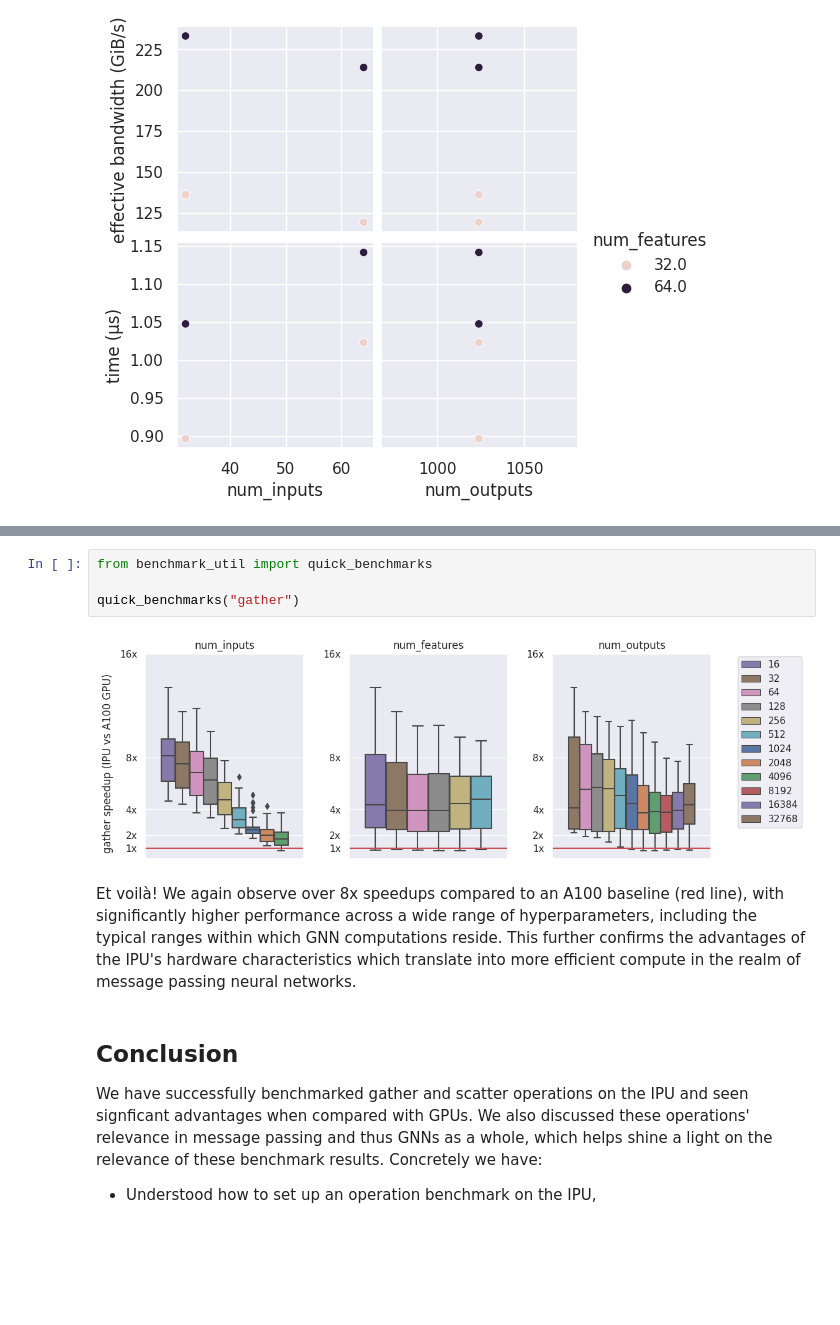
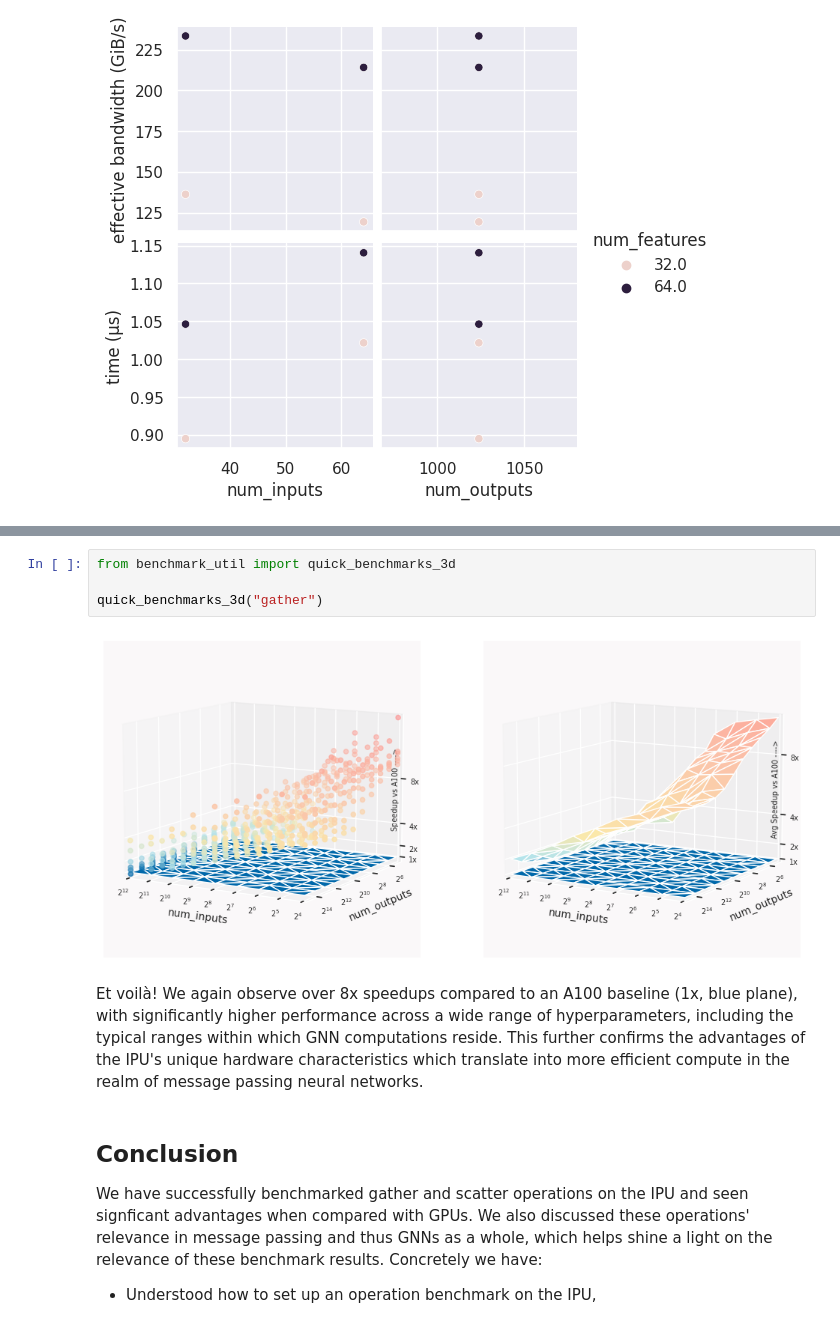
Before and after one commit to graphcore/Gradient-Pytorch-Geometric, a Jupyter notebook: benchmarks/benchmarking_gnn_on_ipus.ipynb, the cells around one changed output, grey strips where cells are left out. Saved outputs shown, nothing was run; the diff lists cells and outputs as text; blank space fills up the shorter version.

Commit message:
Adding benchmarks updates

```diff
--- a/benchmarks/benchmarking_gnn_on_ipus.ipynb
+++ b/benchmarks/benchmarking_gnn_on_ipus.ipynb
@@ -302,13 +302,13 @@ Moreover, it is important to note here that these results are collected for one-
 
 Let's look in closer detail on what this means in comparison to an enterprise-grade GPU:
 # %%
-from benchmark_util import quick_benchmarks
+from benchmark_util import quick_benchmarks_3d
 
-quick_benchmarks("gather")
+quick_benchmarks_3d("gather")
 # %% [output]
-[figure, old version]
+[figure, new version]
 # %% [markdown]
-Et voilà! We again observe over 8x speedups compared to an A100 baseline (red line), with significantly higher performance across a wide range of hyperparameters, including the typical ranges within which GNN computations reside. This further confirms the advantages of the IPU's hardware characteristics which translate into more efficient compute in the realm of message passing neural networks.
+Et voilà! We again observe over 8x speedups compared to an A100 baseline (1x, blue plane), with significantly higher performance across a wide range of hyperparameters, including the typical ranges within which GNN computations reside. This further confirms the advantages of the IPU's unique hardware characteristics which translate into more efficient compute in the realm of message passing neural networks.
 # %% [markdown]
 ## Conclusion
 
```
Also changed, not shown: parts of 7 cells of this notebook, 1 other file.
